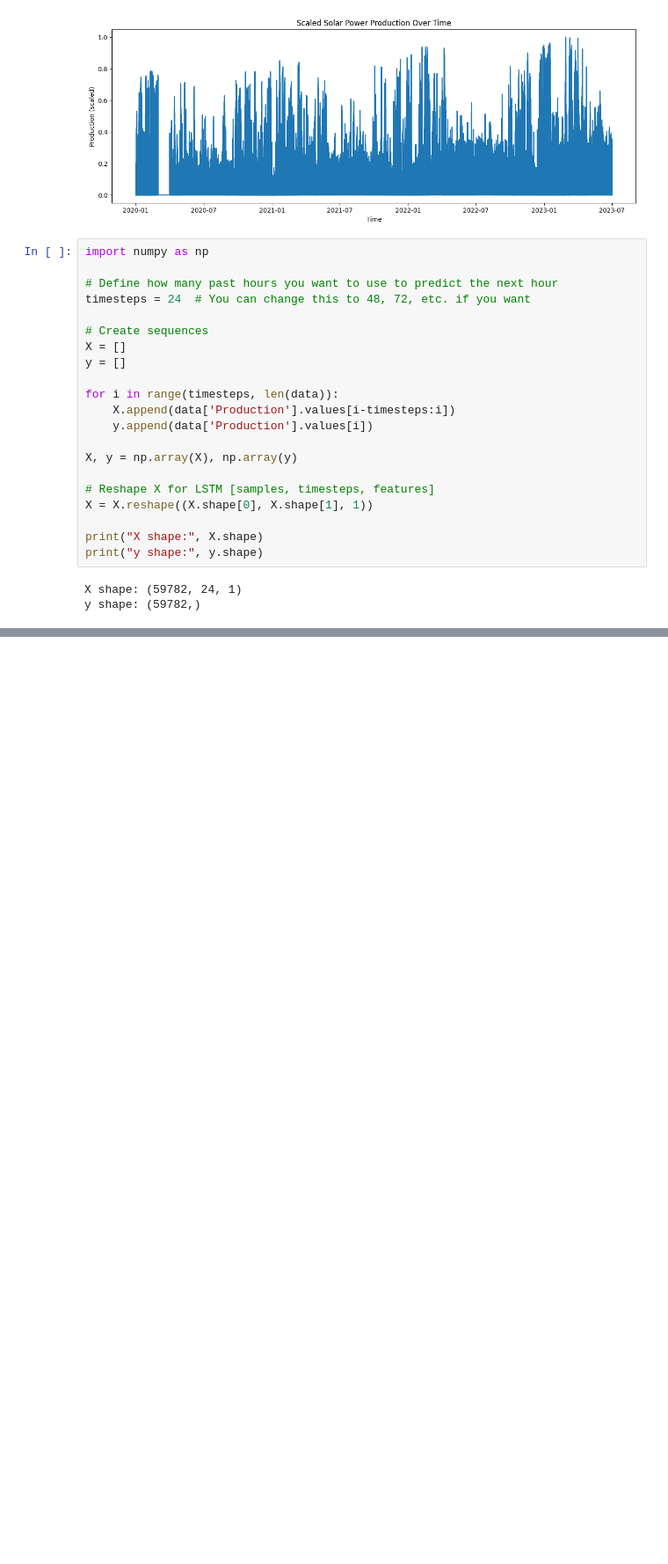
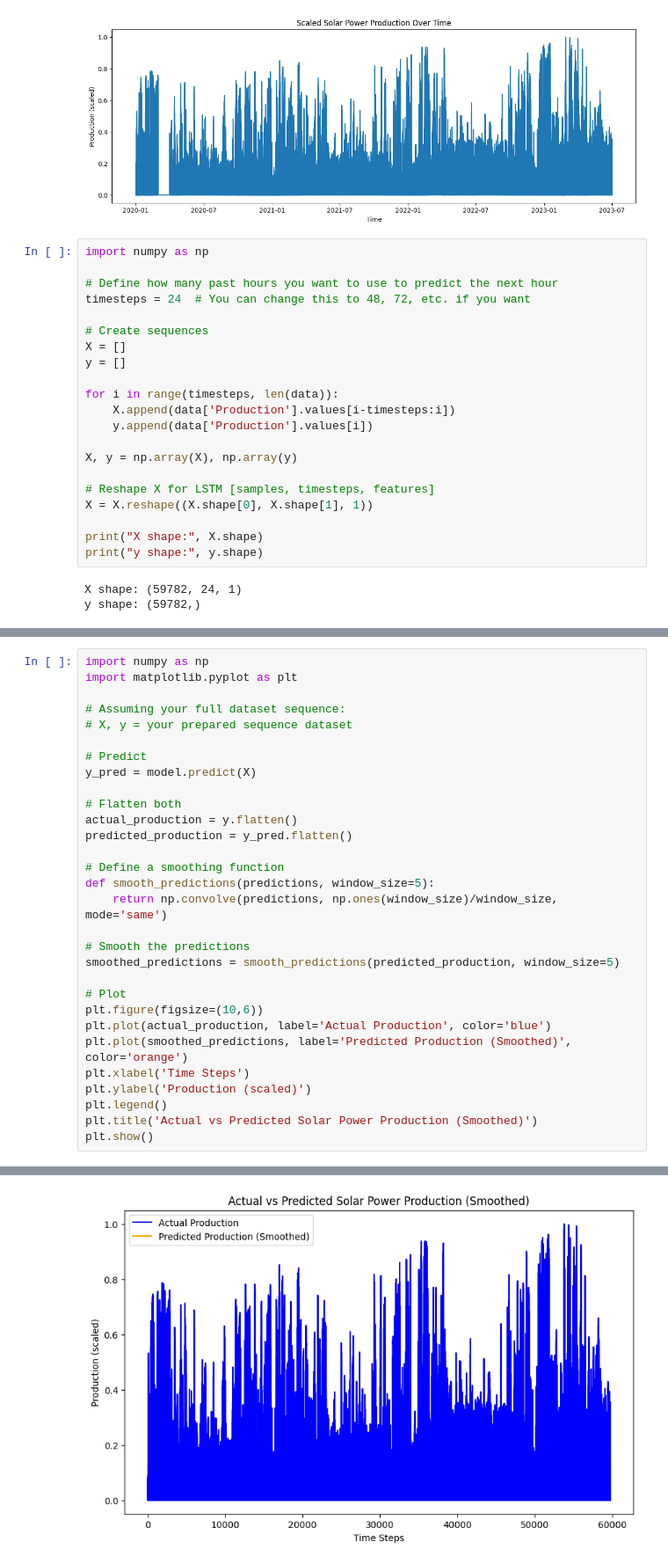
Before and after one commit to Sanjeevp-07/SolarXchange_ML, a Jupyter notebook: SolarXchange_fec_1.ipynb, the cells around one changed output, grey strips where cells are left out. Shown at 88% size. Saved outputs shown, nothing was run; the diff lists cells and outputs as text; blank space fills up the shorter version.

```diff
--- a/SolarXchange_fec_1.ipynb
+++ b/SolarXchange_fec_1.ipynb
@@ -185,0 +221,31 @@ Epoch 20/20
+# %%
+import numpy as np
+import matplotlib.pyplot as plt
+
+# Assuming your full dataset sequence:
+# X, y = your prepared sequence dataset
+
+# Predict
+y_pred = model.predict(X)
+
+# Flatten both
+actual_production = y.flatten()
+predicted_production = y_pred.flatten()
+
+# Define a smoothing function
+def smooth_predictions(predictions, window_size=5):
+    return np.convolve(predictions, np.ones(window_size)/window_size, mode='same')
+
+# Smooth the predictions
+smoothed_predictions = smooth_predictions(predicted_production, window_size=5)
+
+# Plot
+plt.figure(figsize=(10,6))
+plt.plot(actual_production, label='Actual Production', color='blue')
+plt.plot(smoothed_predictions, label='Predicted Production (Smoothed)', color='orange')
+plt.xlabel('Time Steps')
+plt.ylabel('Production (scaled)')
+plt.legend()
+plt.title('Actual vs Predicted Solar Power Production (Smoothed)')
+plt.show()
+# %% [output]
@@ -185,0 +253 @@ Epoch 20/20
+[figure, added]
```
Also changed, not shown: parts of 12 cells of this notebook.
